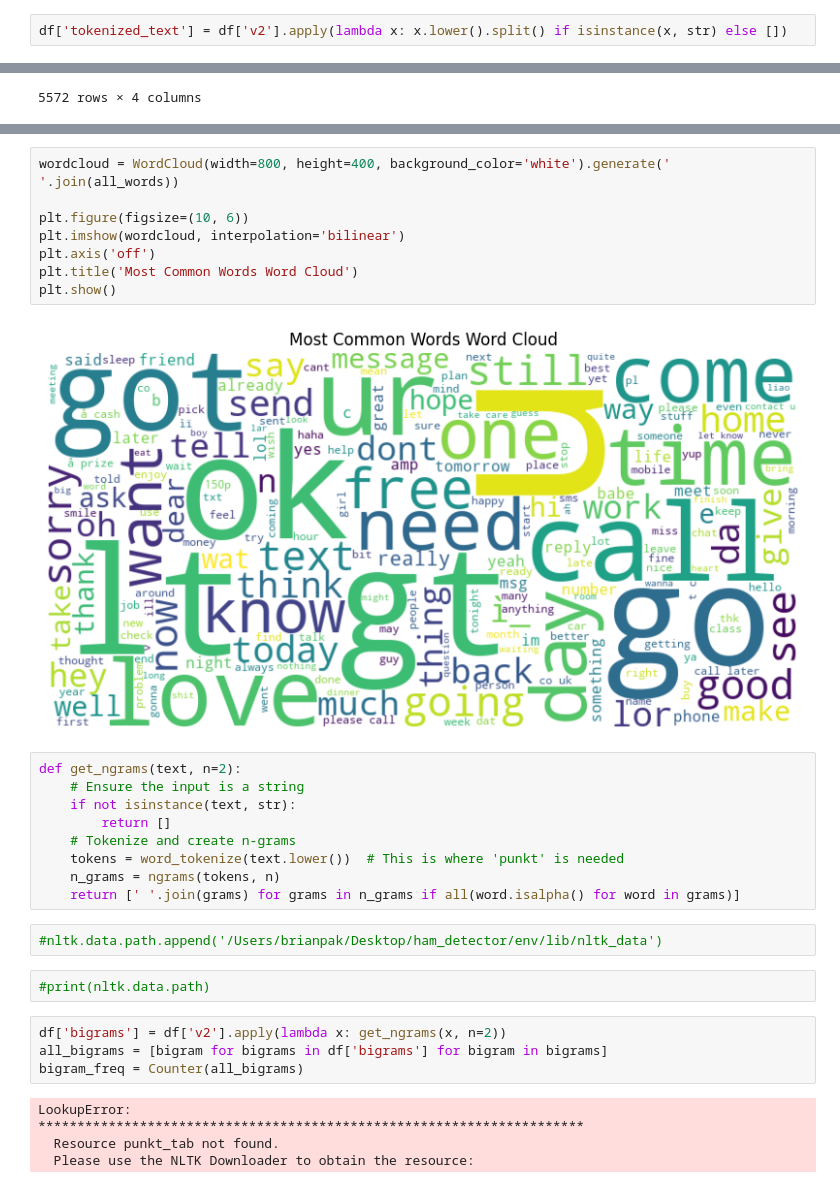
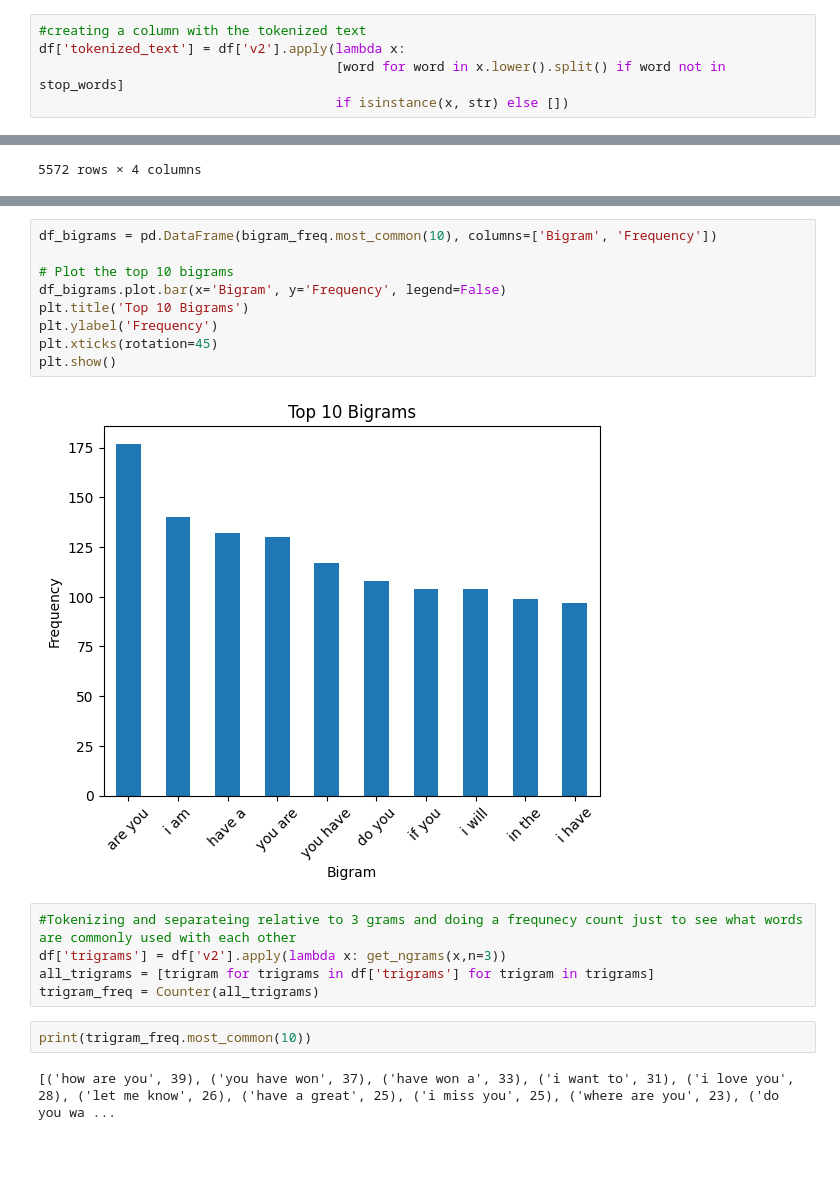
Before and after one commit to Avoiding-Regression/ham-detector, a Jupyter notebook: 0_eda_bp.ipynb, the cells around one changed output, grey strips where cells are left out. Saved outputs shown, nothing was run; the diff lists cells and outputs as text; blank space fills up the shorter version.

```diff
--- a/0_eda_bp.ipynb
+++ b/0_eda_bp.ipynb
@@ -115,4 +128,7 @@ print(problematic_rows)
 
 [481 rows x 3 columns]
 # %%
-df['tokenized_text'] = df['v2'].apply(lambda x: x.lower().split() if isinstance(x, str) else [])
+#creating a column with the tokenized text
+df['tokenized_text'] = df['v2'].apply(lambda x:
+                                      [word for word in x.lower().split() if word not in stop_words]
+                                      if isinstance(x, str) else [])
@@ -147,32 +192,20 @@ print(word_freq.most_common(10))
-# %%
-wordcloud = WordCloud(width=800, height=400, background_color='white').generate(' '.join(all_words))
-
-plt.figure(figsize=(10, 6))
-plt.imshow(wordcloud, interpolation='bilinear')
-plt.axis('off')
-plt.title('Most Common Words Word Cloud')
-plt.show()
-# %% [output]
-[figure, removed]
-# %%
-def get_ngrams(text, n=2):
-    # Ensure the input is a string
-    if not isinstance(text, str):
-        return []
-    # Tokenize and create n-grams
-    tokens = word_tokenize(text.lower())  # This is where 'punkt' is needed
-    n_grams = ngrams(tokens, n)
-    return [' '.join(grams) for grams in n_grams if all(word.isalpha() for word in grams)]
-# %%
-#nltk.data.path.append('/Users/brianpak/Desktop/ham_detector/env/lib/nltk_data')
-# %%
-#print(nltk.data.path)
-# %%
-df['bigrams'] = df['v2'].apply(lambda x: get_ngrams(x, n=2))
-all_bigrams = [bigram for bigrams in df['bigrams'] for bigram in bigrams]
-bigram_freq = Counter(all_bigrams)
-# %% [output]
-LookupError:
-**********************************************************************
-  Resource punkt_tab not found.
-  Please use the NLTK Downloader to obtain the resource:
+# %%
+df_bigrams = pd.DataFrame(bigram_freq.most_common(10), columns=['Bigram', 'Frequency'])
+
+# Plot the top 10 bigrams
+df_bigrams.plot.bar(x='Bigram', y='Frequency', legend=False)
+plt.title('Top 10 Bigrams')
+plt.ylabel('Frequency')
+plt.xticks(rotation=45)
+plt.show()
+# %% [output]
+[figure, added]
+# %%
+#Tokenizing and separateing relative to 3 grams and doing a frequnecy count just to see what words are commonly used with each other
+df['trigrams'] = df['v2'].apply(lambda x: get_ngrams(x,n=3))
+all_trigrams = [trigram for trigrams in df['trigrams'] for trigram in trigrams]
+trigram_freq = Counter(all_trigrams)
+# %%
+print(trigram_freq.most_common(10))
+# %% [output]
+[('how are you', 39), ('you have won', 37), ('have won a', 33), ('i want to', 31), ('i love you', 28), ('let me know', 26), ('have a great', 25), ('i miss you', 25), ('where are you', 23), ('do you wa ...
```
Also changed, not shown: parts of 18 cells of this notebook.
